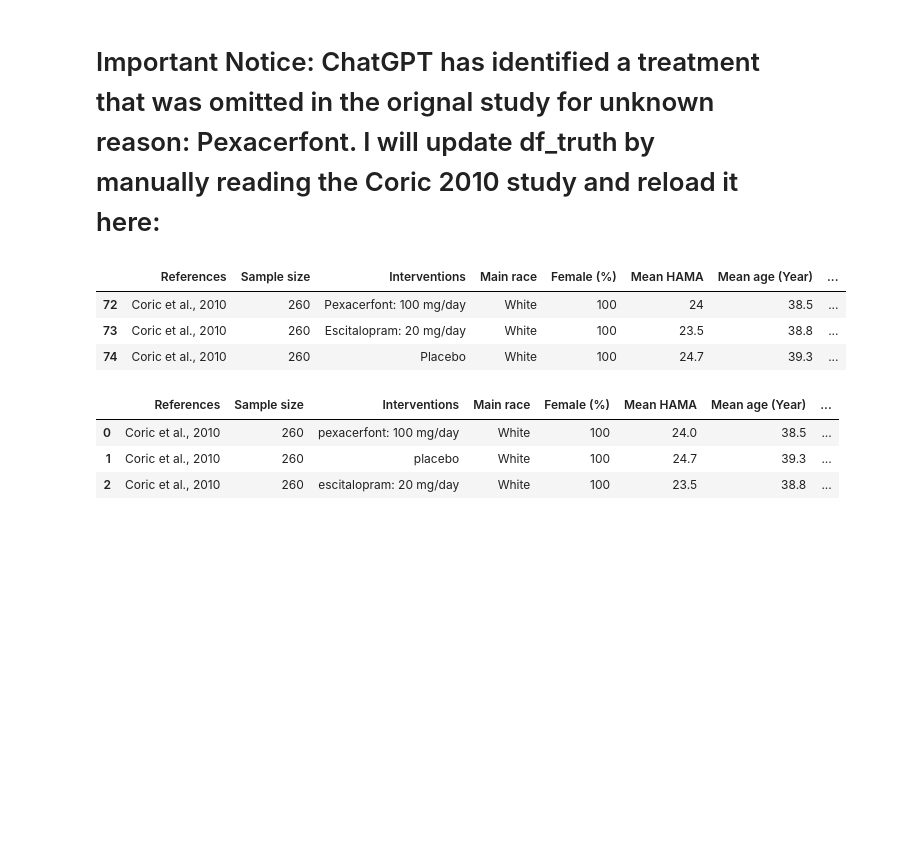
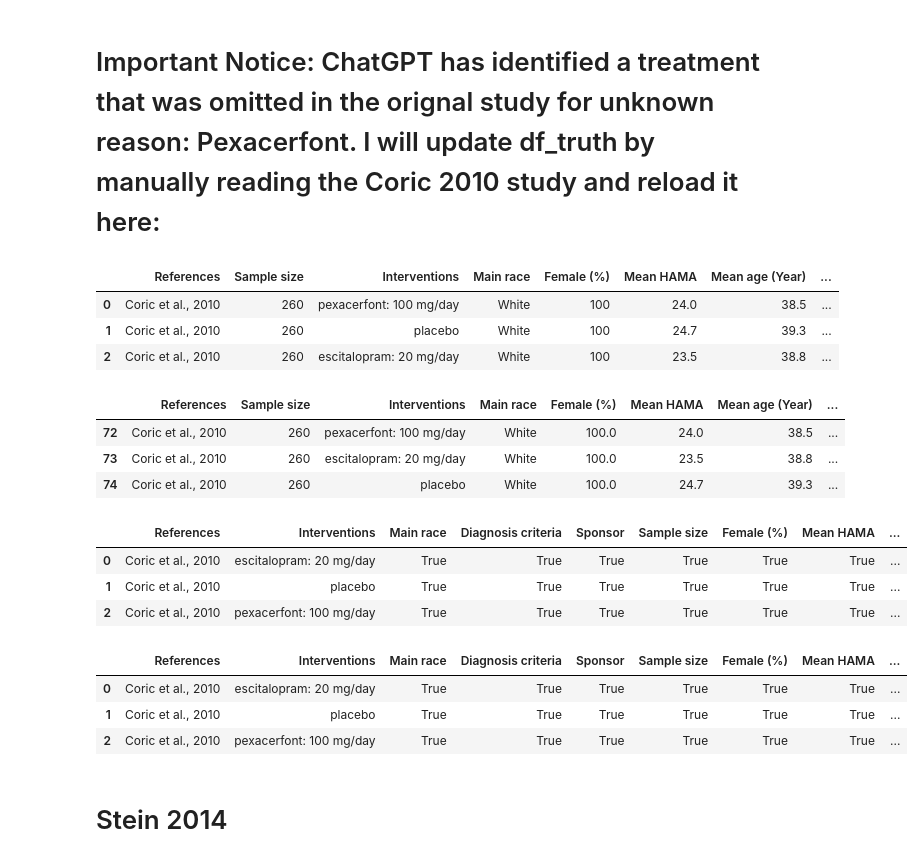
Before and after one commit to brandonorodriguez/Leveraging-GPT-4o-for-Structured-Data-Extraction-in-Clinical-Trials, a Jupyter notebook: Data_Extraction.ipynb, the cells around one changed output. Saved outputs shown, nothing was run; the diff lists cells and outputs as text; code cells hidden in the pictures; blank space fills up the shorter version.

```diff
--- a/Data_Extraction.ipynb
+++ b/Data_Extraction.ipynb
@@ -89,7 +92,7 @@ def query_gpt4_text(text):
         f'    "Full Population Sample Size": "451",\n'
         f'    "Intervention": "Duloxetine: 50 mg/day",\n'
         f'    "Main Race": "White",\n'
-        f'    "Percent of Study Population that is Female (%)": "61.5",\n'
+        f'    "Percent of Intervention Population that is Female (%)": "61.5",\n'
         f'    "Mean HAMA Score": "24.5",\n'
         f'    "Mean Population Age (Year)": "43.2",\n'
         f'    "Attrition Rate (%)": "30.2",\n'
@@ -98,6 +101,7 @@ def query_gpt4_text(text):
         f'    "Diagnostic Criteria": "DSM-IV"\n'
         f"}}\n\n"
         f"'Full Population Sample Size' should refer to the TOTAL population enrolled in the study, across all interventions and groups, not just the population size for the specific intervention.\n"
+        f"'Intervention' should be in mg/day, not any other unit of measurement.\n"
         f"Make sure each JSON object follows this format exactly. For any missing or unavailable data, input 'NA'."
     )
     response = completion = client.chat.completions.create(
@@ -206,6 +210,7 @@ def preprocess_interventions_and_diag(df):
         .str.replace("–", "-", regex=False)  # Replace en dash with hyphen
         .str.replace("—", "-", regex=False)  # Replace em dash with hyphen
         .str.replace("\u00a0", " ")  # Replace non-breaking space with regular space
+        .str.replace(r":(?=\d)", ": ", regex=True)
     )
     df["Diagnosis criteria"] = (
     df["Diagnosis criteria"]
@@ -308,7 +313,7 @@ def testing(df_truth, df):
                     pred_row = pred_row.iloc[0]
 
                     # Categorical columns
-                    categorical_cols = ["Main race", "Sponsor"]
+                    categorical_cols = ["Main race"]
                     categorical_match = {
                         col: truth_row[col].strip().lower() == pred_row[col].strip().lower()
                         for col in categorical_cols
@@ -318,6 +323,11 @@ def testing(df_truth, df):
                     diagnosis_criteria_truth = truth_row["Diagnosis criteria"].strip().lower()
                     diagnosis_criteria_pred = pred_row["Diagnosis criteria"].strip().lower()
                     categorical_match["Diagnosis criteria"] = diagnosis_criteria_truth in diagnosis_criteria_pred
+
+                    # Special handling for "Sponsor"
+                    sponsor_truth = truth_row["Sponsor"].strip().lower()
+                    sponsor_pred = pred_row["Sponsor"].strip().lower()
+                    categorical_match["Sponsor"] = sponsor_truth in sponsor_pred
 
                     # Numerical columns
                     numerical_cols = ["Sample size", "Female (%)", "Mean HAMA", "Mean age (Year)", "Attrition rate (%)", "Follow-up time (weeks)"]
@@ -587,13 +597,23 @@ sheet = workbook.active
 data = sheet.values
 columns = next(data)
 df_truth = pd.DataFrame(data, columns=columns)
+# %%
+df_truth = preprocess_interventions_and_diag(df_truth)
+df_truth = preprocess_numerical_columns(df_truth, numerical_cols)
+# %%
+coric_2010_df
+# %% [output]
+|  | References | Sample size | Interventions | Main race | Female (%) | Mean HAMA | Mean age (Year) | ... |
+| 0 | Coric et al., 2010 | 260 | pexacerfont: 100 mg/day | White | 100 | 24.0 | 38.5 | ... |
+| 1 | Coric et al., 2010 | 260 | placebo | White | 100 | 24.7 | 39.3 | ... |
+| 2 | Coric et al., 2010 | 260 | escitalopram: 20 mg/day | White | 100 | 23.5 | 38.8 | ... |
 # %%
 df_truth[df_truth["References"] == "Coric et al., 2010"]
 # %% [output]
 |  | References | Sample size | Interventions | Main race | Female (%) | Mean HAMA | Mean age (Year) | ... |
-| 72 | Coric et al., 2010 | 260 | Pexacerfont: 100 mg/day | White | 100 | 24 | 38.5 | ... |
-| 73 | Coric et al., 2010 | 260 | Escitalopram: 20 mg/day | White | 100 | 23.5 | 38.8 | ... |
-| 74 | Coric et al., 2010 | 260 | Placebo | White | 100 | 24.7 | 39.3 | ... |
+| 72 | Coric et al., 2010 | 260 | pexacerfont: 100 mg/day | White | 100.0 | 24.0 | 38.5 | ... |
+| 73 | Coric et al., 2010 | 260 | escitalopram: 20 mg/day | White | 100.0 | 23.5 | 38.8 | ... |
+| 74 | Coric et al., 2010 | 260 | placebo | White | 100.0 | 24.7 | 39.3 | ... |
 # %%
 coric_2010_df = rename_columns(coric_2010_df)
 coric_2010_df = preprocess_interventions_and_diag(coric_2010_df)
@@ -601,8 +623,8 @@ coric_2010_df = preprocess_numerical_columns(coric_2010_df, numerical_cols)
 # %%
-coric_2010_df
+coric2010_results
 # %% [output]
-|  | References | Sample size | Interventions | Main race | Female (%) | Mean HAMA | Mean age (Year) | ... |
-| 0 | Coric et al., 2010 | 260 | pexacerfont: 100 mg/day | White | 100 | 24.0 | 38.5 | ... |
-| 1 | Coric et al., 2010 | 260 | placebo | White | 100 | 24.7 | 39.3 | ... |
-| 2 | Coric et al., 2010 | 260 | escitalopram: 20 mg/day | White | 100 | 23.5 | 38.8 | ... |
+|  | References | Interventions | Main race | Diagnosis criteria | Sponsor | Sample size | Female (%) | Mean HAMA | ... |
+| 0 | Coric et al., 2010 | escitalopram: 20 mg/day | True | True | True | True | True | True | ... |
+| 1 | Coric et al., 2010 | placebo | True | True | True | True | True | True | ... |
+| 2 | Coric et al., 2010 | pexacerfont: 100 mg/day | True | True | True | True | True | True | ... |
 # %%
@@ -609,0 +632,7 @@ coric2010_results = testing(df_truth, coric_2010_df)
+# %%
+coric2010_results_final
+# %% [output]
+|  | References | Interventions | Main race | Diagnosis criteria | Sponsor | Sample size | Female (%) | Mean HAMA | ... |
+| 0 | Coric et al., 2010 | escitalopram: 20 mg/day | True | True | True | True | True | True | ... |
+| 1 | Coric et al., 2010 | placebo | True | True | True | True | True | True | ... |
+| 2 | Coric et al., 2010 | pexacerfont: 100 mg/day | True | True | True | True | True | True | ... |
@@ -609,0 +645,2 @@ coric2010_results = testing(df_truth, coric_2010_df)
+# %% [markdown]
+# Stein 2014
```
Also changed, not shown: parts of 96 cells of this notebook, 17 other files.
